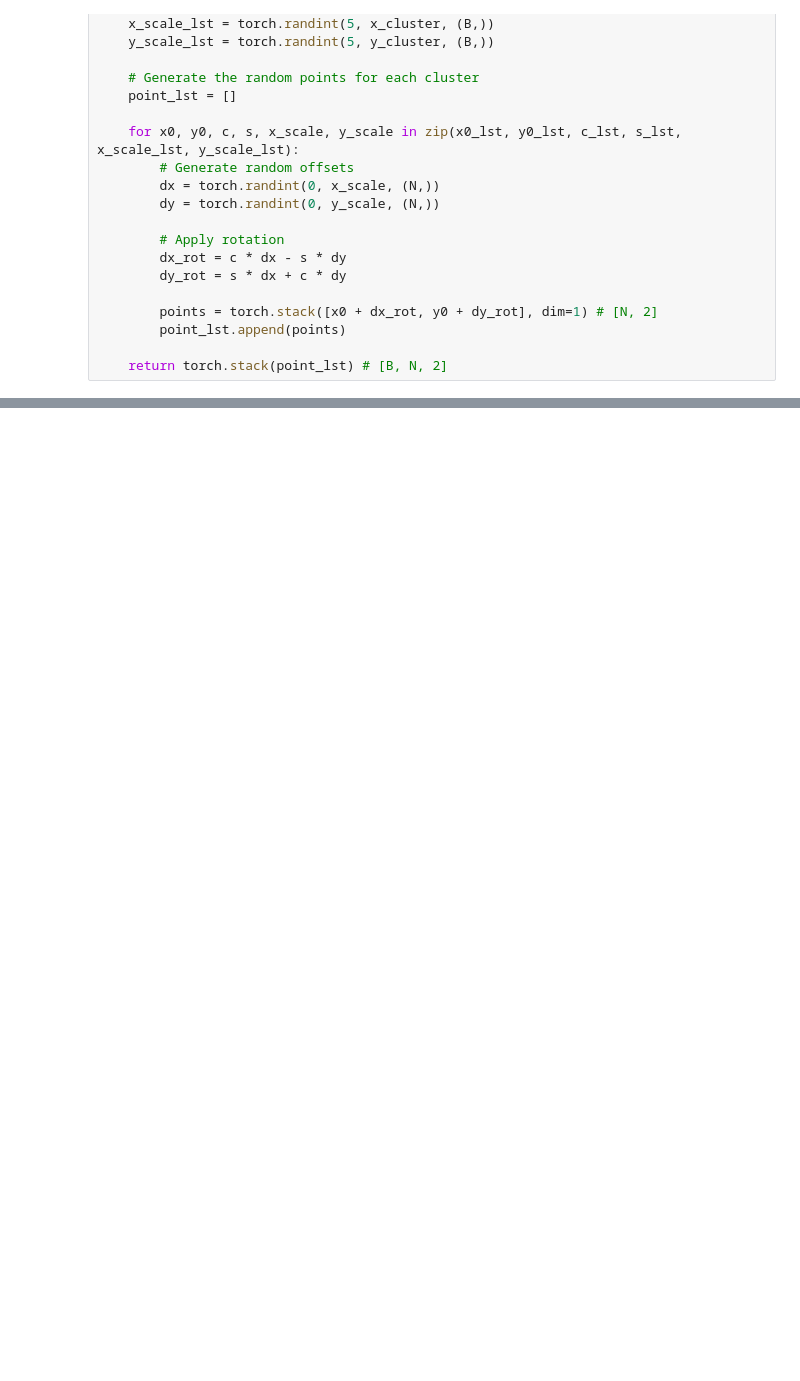
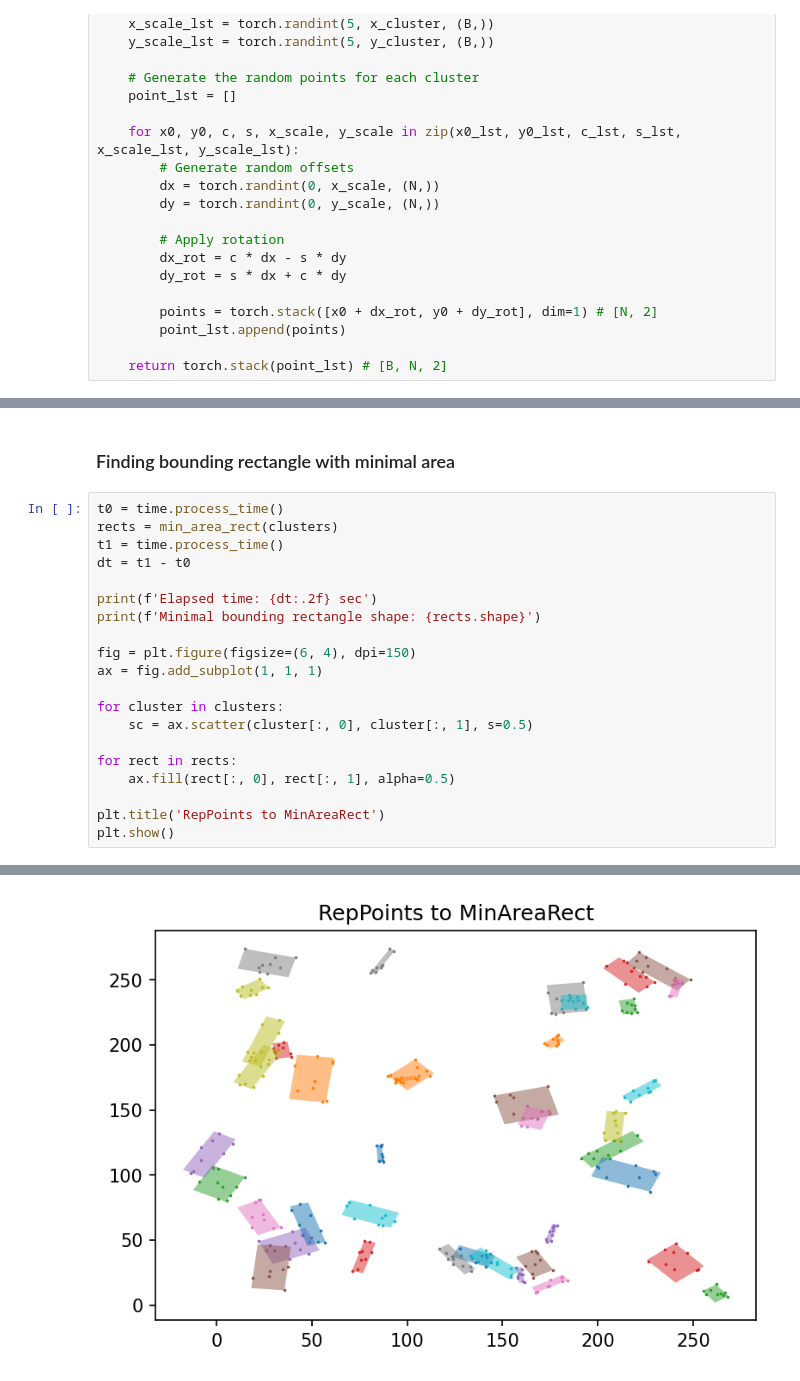
Before and after one commit to Lin-Sinorodin/OrientedBoundingBox, a Jupyter notebook: notebooks/bbox.ipynb, the cells around one changed output, grey strips where cells are left out. Saved outputs shown, nothing was run; the diff lists cells and outputs as text; blank space fills up the shorter version.

```diff
--- a/notebooks/bbox.ipynb
+++ b/notebooks/bbox.ipynb
@@ -74,0 +86,23 @@ Convex hull tensor shape: torch.Size([40, 9, 2])
+# %% [markdown]
+### Finding bounding rectangle with minimal area
+# %%
+t0 = time.process_time()
+rects = min_area_rect(clusters)
+t1 = time.process_time()
+dt = t1 - t0
+
+print(f'Elapsed time: {dt:.2f} sec')
+print(f'Minimal bounding rectangle shape: {rects.shape}')
+
+fig = plt.figure(figsize=(6, 4), dpi=150)
+ax = fig.add_subplot(1, 1, 1)
+
+for cluster in clusters:
+    sc = ax.scatter(cluster[:, 0], cluster[:, 1], s=0.5)
+
+for rect in rects:
+    ax.fill(rect[:, 0], rect[:, 1], alpha=0.5)
+
+plt.title('RepPoints to MinAreaRect')
+plt.show()
+# %% [output]
@@ -74,0 +111 @@ Convex hull tensor shape: torch.Size([40, 9, 2])
+[figure, added]
```
Also changed, not shown: parts of 6 cells of this notebook, 1 other file.
